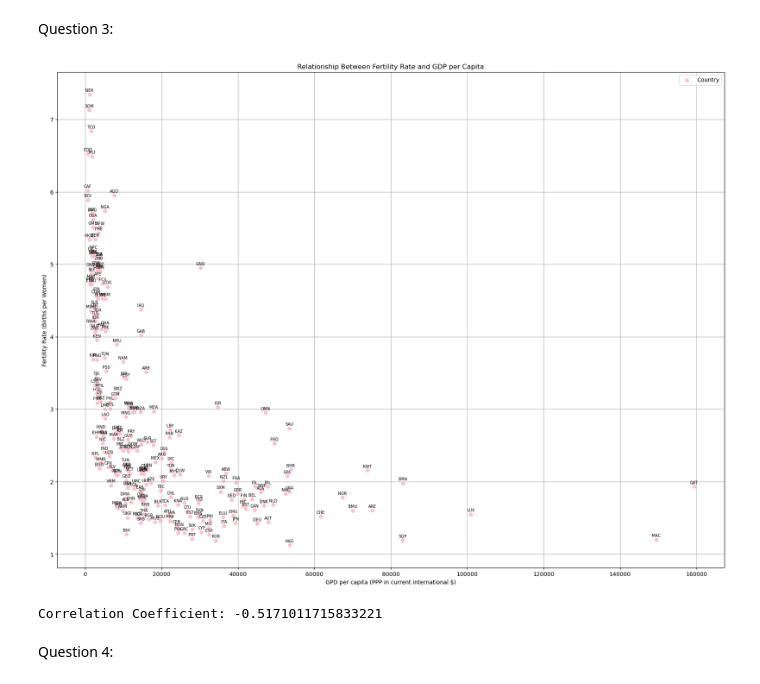
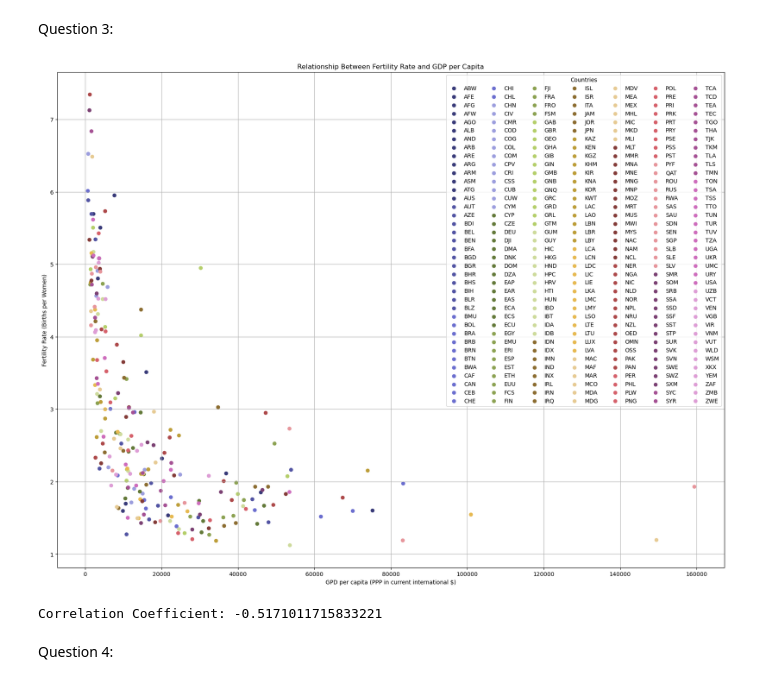
Before and after one commit to ahugari/DIAML, a Jupyter notebook: Assignment 3/miraguha_DIAML_Assignment3.ipynb, the cells around one changed output. Saved outputs shown, nothing was run; the diff lists cells and outputs as text; code cells hidden in the pictures.

```diff
--- a/Assignment 3/miraguha_DIAML_Assignment3.ipynb
+++ b/Assignment 3/miraguha_DIAML_Assignment3.ipynb
@@ -124,38 +124,42 @@ import matplotlib.pyplot as plt
 
 fertility_rate_df = pd.read_excel('data/fertility_rate.xls', sheet_name="Data", skiprows=3)
 gdp_per_capita = pd.read_excel('data/gdp_per_capita.xls', sheet_name="Data", skiprows=3)
 
 fertility_rate_df_filtered = fertility_rate_df.drop(columns=['Indicator Name', 'Country Name', 'Indicator Code'])
 gdp_per_capita_df_filtered = gdp_per_capita.drop(columns=['Indicator Name', 'Country Name', 'Indicator Code'])
 
 fertility_rate_df_melted = fertility_rate_df_filtered.melt(id_vars='Country Code', var_name='Year', value_name='Fertility')
 gdp_per_capita_melted = gdp_per_capita_df_filtered.melt(id_vars='Country Code', var_name='Year', value_name='GDP')
 # print(gdp_per_capita_melted)
 
 fertility_gdp_df = pd.merge(fertility_rate_df_melted, gdp_per_capita_melted, on=['Year', 'Country Code'])
 
 fertility_gdp_converted = fertility_gdp_df
 fertility_gdp_converted['Year'] = pd.to_datetime(fertility_gdp_df['Year'], format='%Y')
 fertility_gdp_df_2013 = fertility_gdp_converted[fertility_gdp_converted['Year'].dt.year == 2013]
 fertility_gdp_df_2013.reset_index(inplace=True)
 
+colors = plt.get_cmap('tab20b', len(fertility_gdp_df_2013['Country Code']))
+
 plt.figure(figsize=(17,13), constrained_layout=True)
-plt.scatter(fertility_gdp_df_2013['Fertility'], fertility_gdp_df_2013['GDP'], color='pink', label="Country")
+for i, country in enumerate(fertility_gdp_df_2013['Country Code']):
+    plt.scatter(fertility_gdp_df_2013['Fertility'][i], fertility_gdp_df_2013['GDP'][i], color=colors(i), label=country)
 plt.title("Relationship Between Fertility Rate and GDP per Capita")
 plt.xlabel('GPD per capita (PPP in current international $)')
 plt.ylabel('Fertility Rate (Births per Women)')
+# plt.xscale('log')
 
-for i in range(len(fertility_gdp_df_2013)):
-    plt.annotate(fertility_gdp_df_2013['Country Code'][i], (fertility_gdp_df_2013['Fertility'][i], fertility_gdp_df_2013['GDP'][i]), textcoords="offset points", xytext=(0,5), ha="center", fontsize=7)
+# for i in range(len(fertility_gdp_df_2013)):
+#     plt.annotate(fertility_gdp_df_2013['Country Code'][i], (fertility_gdp_df_2013['Fertility'][i], fertility_gdp_df_2013['GDP'][i]), textcoords="offset points", xytext=(0,5), ha="center", fontsize=7)
 
 plt.grid(True)
-plt.legend()
+plt.legend(title='Countries', ncol=7)
 plt.show()
 
 corr_coefficient = fertility_gdp_df_2013['GDP'].corr(fertility_gdp_df_2013['Fertility'])
 print(f'Correlation Coefficient: {corr_coefficient}')
 # %% [output]
-[figure, old version]
+[figure, new version]
 Correlation Coefficient: -0.5171011715833221
 # %% [markdown]
 Question 4:
```
Also changed, not shown: parts of 1 cell of this notebook, 3 other files.
